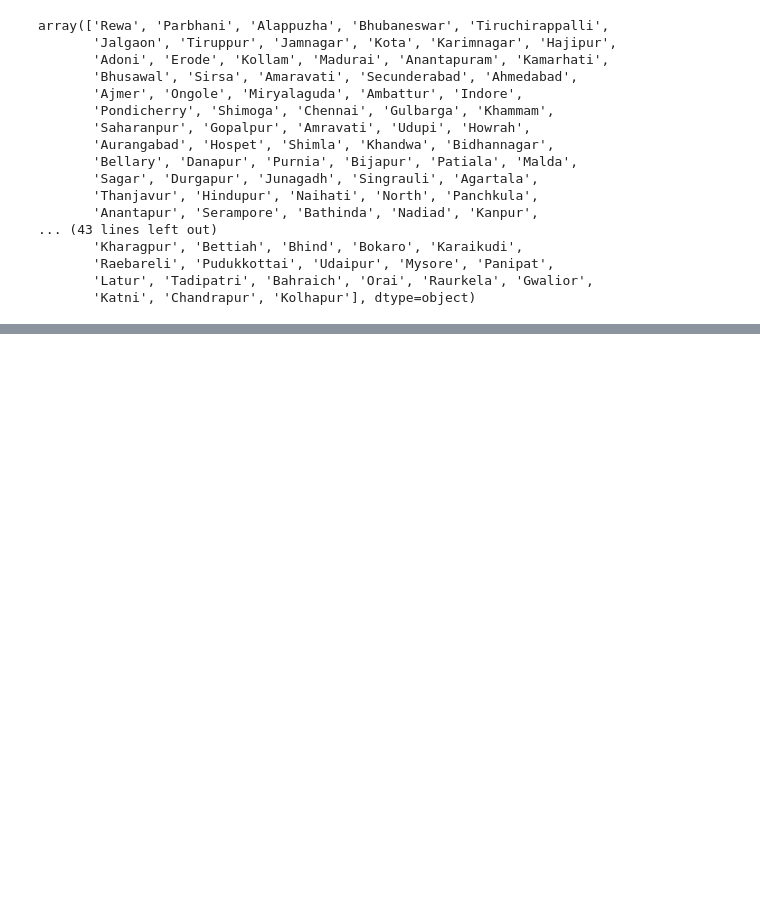
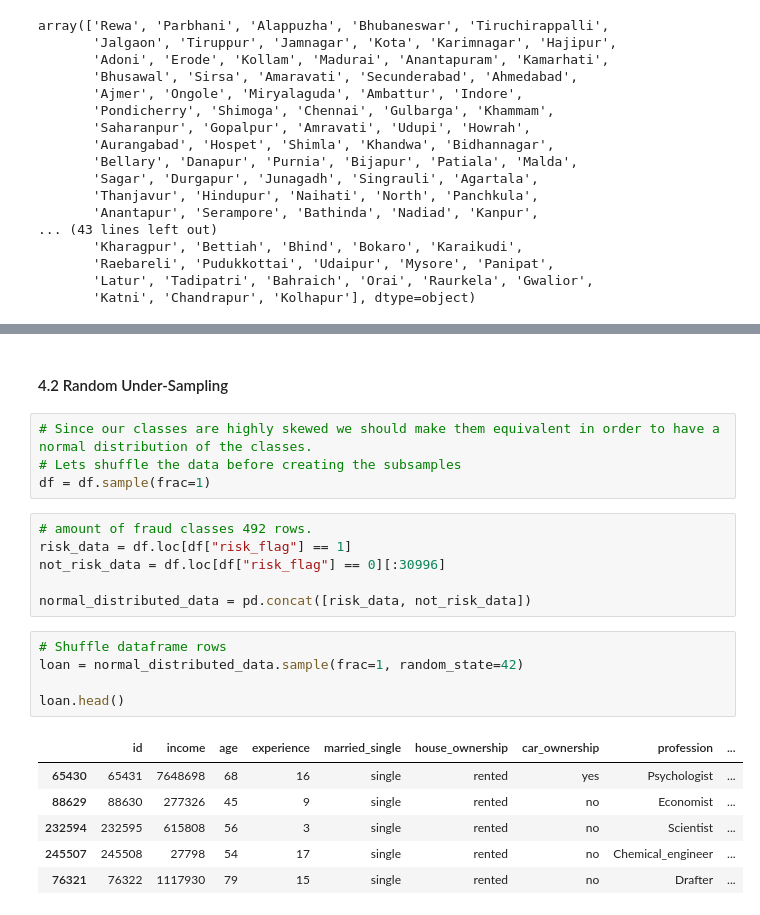
Before and after one commit to masete/Loan-Prediction-based-on-Customer-Behaviour, a Jupyter notebook: eda.ipynb, the cells around one changed output, grey strips where cells are left out. Drawn from its saved outputs; the diff is of its cells as text; blank space fills up the shorter version.

```diff
--- a/eda.ipynb
+++ b/eda.ipynb
@@ -553,0 +567,24 @@ array(['Rewa', 'Parbhani', 'Alappuzha', 'Bhubaneswar', 'Tiruchirappalli',
+# %% [markdown]
+#### 4.2 Random Under-Sampling
+# %%
+# Since our classes are highly skewed we should make them equivalent in order to have a normal distribution of the classes.
+# Lets shuffle the data before creating the subsamples
+df = df.sample(frac=1)
+# %%
+# amount of fraud classes 492 rows.
+risk_data = df.loc[df["risk_flag"] == 1]
+not_risk_data = df.loc[df["risk_flag"] == 0][:30996]
+
+normal_distributed_data = pd.concat([risk_data, not_risk_data])
+# %%
+# Shuffle dataframe rows
+loan = normal_distributed_data.sample(frac=1, random_state=42)
+
+loan.head()
+# %% [output]
+|  | id | income | age | experience | married_single | house_ownership | car_ownership | profession | ... |
+| 65430 | 65431 | 7648698 | 68 | 16 | single | rented | yes | Psychologist | ... |
+| 88629 | 88630 | 277326 | 45 | 9 | single | rented | no | Economist | ... |
+| 232594 | 232595 | 615808 | 56 | 3 | single | rented | no | Scientist | ... |
+| 245507 | 245508 | 27798 | 54 | 17 | single | rented | no | Chemical_engineer | ... |
+| 76321 | 76322 | 1117930 | 79 | 15 | single | rented | no | Drafter | ... |
```
Also changed, not shown: parts of 5 cells of this notebook.
